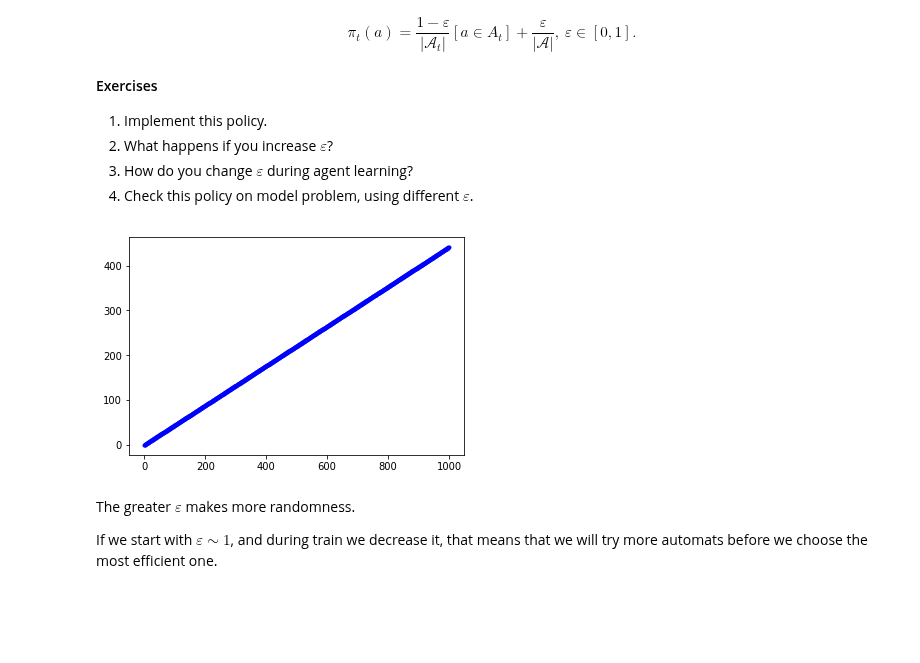
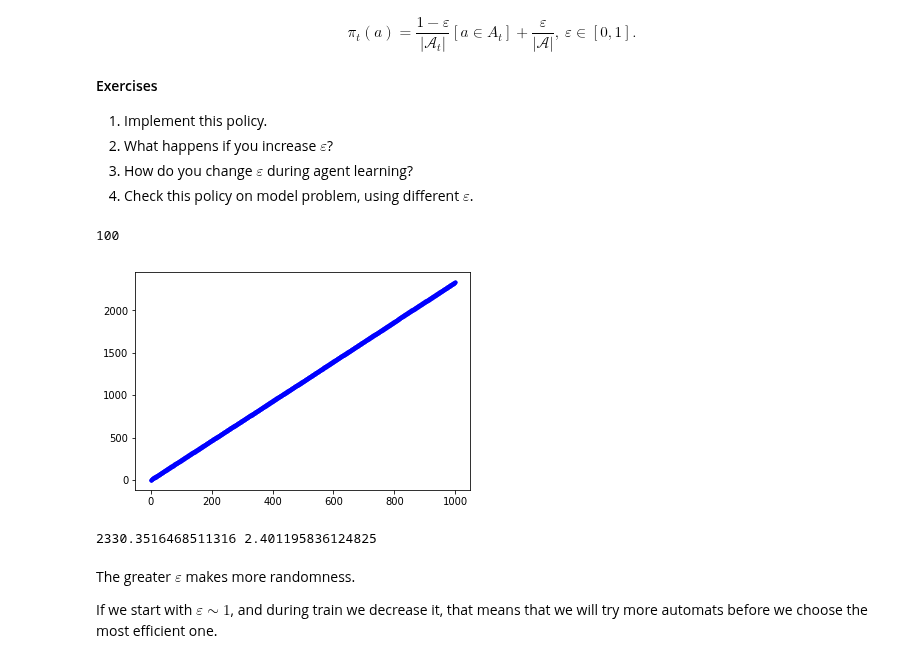
Before and after one commit to peinrules/Darin, a Jupyter notebook: labs/lab-4.ipynb, the cells around one changed output. Cells and saved outputs as stored; diff of their text form; code cells hidden in the pictures; blank space fills up the shorter version.

```diff
--- a/labs/lab-4.ipynb
+++ b/labs/lab-4.ipynb
@@ -80,8 +81,10 @@ uses = np.zeros(shape=Actions, dtype=float)
 
 totalReward = np.zeros(shape=Times, dtype=float)
 TOTALREWARD = np.zeros(shape=Times, dtype=float)
+
+epochN = 100
 # %%
-for epoch in range(1000):
+for epoch in range(epochN):
     for t in range(1, Times):
         curAction = greedyPolicy(bestOptions)
         reward = np.random.choice(automats[curAction])
@@ -154,8 +151,10 @@ uses = np.zeros(shape=Actions, dtype=float)
 
 totalReward = np.zeros(shape=Times, dtype=float)
 TOTALREWARD = np.zeros(shape=Times, dtype=float)
+
+epochN = 100
 # %%
-for epoch in range(1000):
+for epoch in range(epochN):
     for t in range(1, Times):
         curAction = epsGreedyPolicy(bestOptions, 0.05)
         reward = np.random.choice(automats[curAction])
@@ -175,11 +174,15 @@ for epoch in range(1000):
     if epoch % 100 == 99:
         print(epoch + 1)
     TOTALREWARD = np.add(TOTALREWARD, totalReward)
+# %% [output]
+100
 # %%
-plt.plot(np.arange(Times), TOTALREWARD / Times, 'b.')
+plt.plot(np.arange(Times), TOTALREWARD / 100, 'b.')
 plt.show()
+print(TOTALREWARD[Times - 1] / 100, np.amax(Expecteds))
 # %% [output]
-[figure, old version]
+[figure, new version]
+2330.3516468511316 2.401195836124825
 # %% [markdown]
 The greater $\varepsilon$ makes more randomness.
 
```
Also changed, not shown: parts of 11 cells of this notebook.
